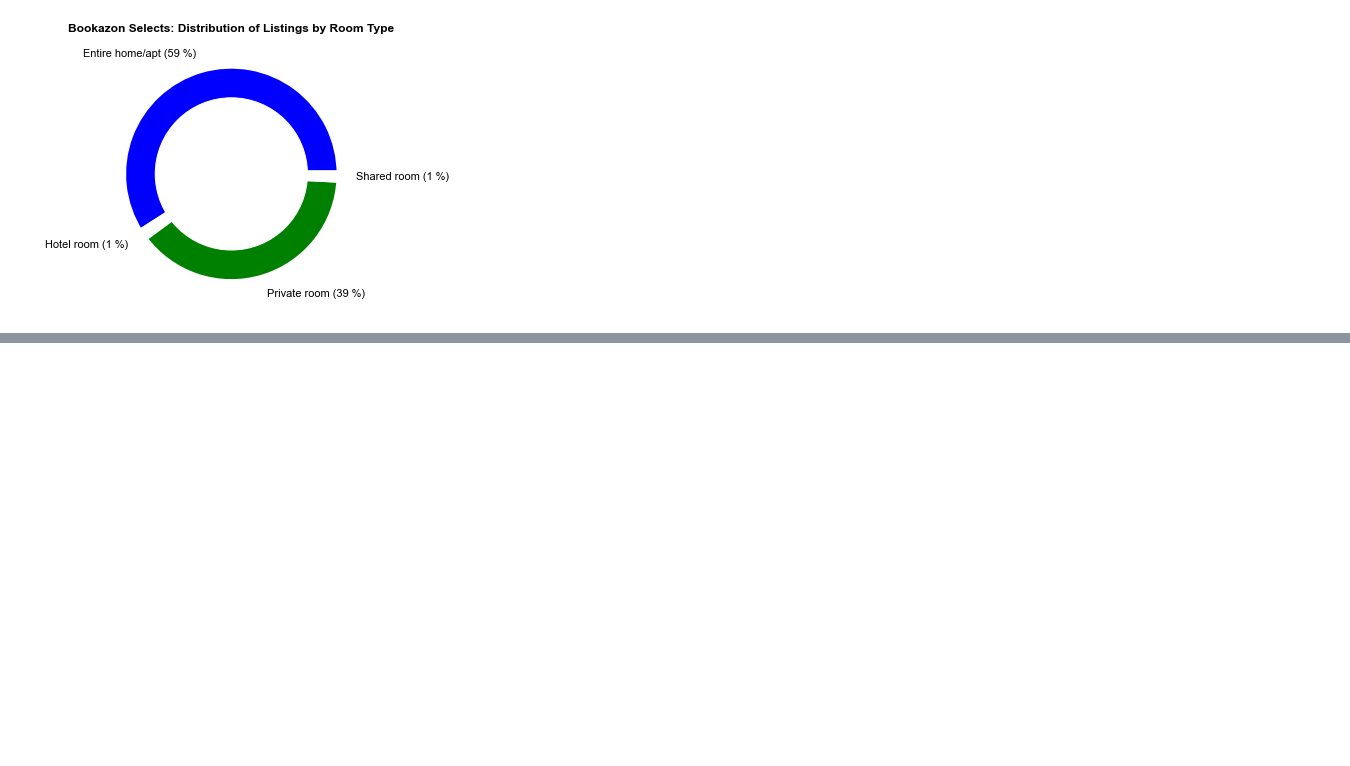
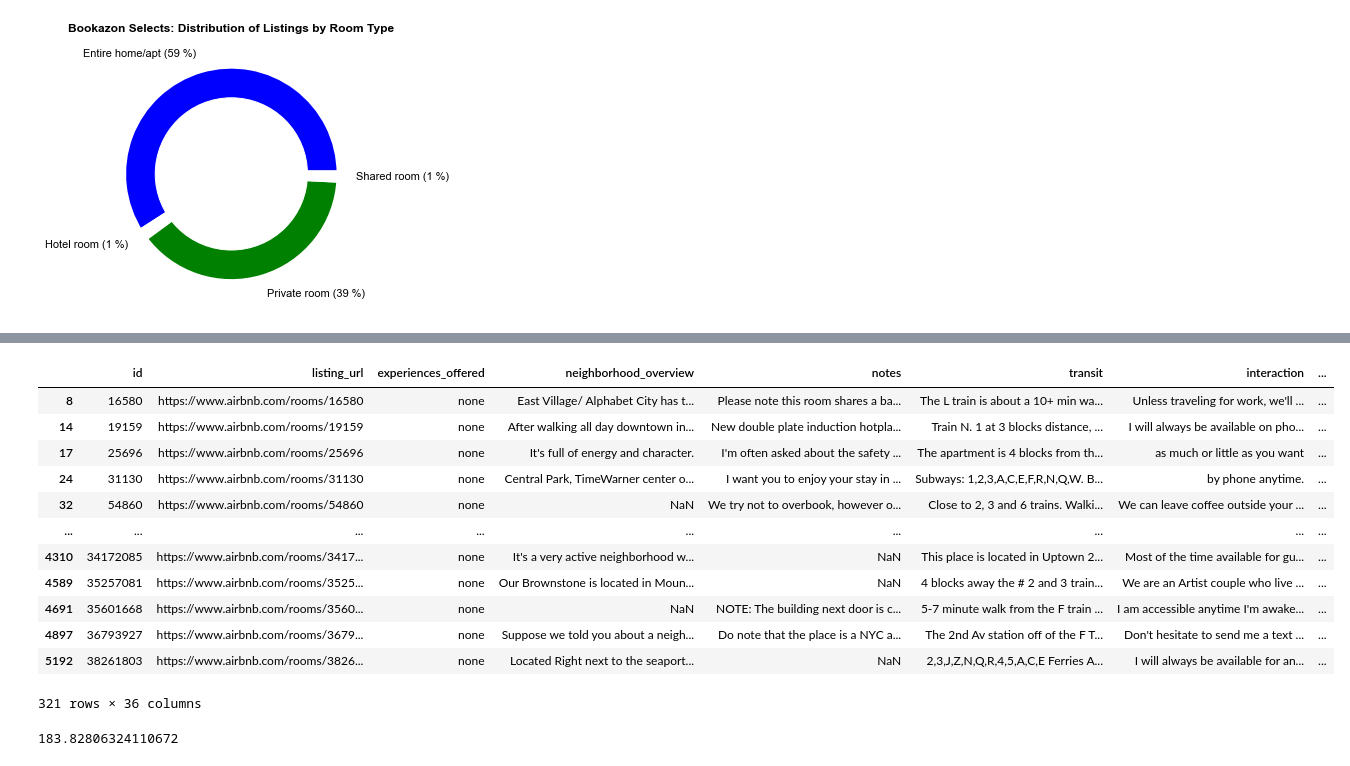
Before and after one commit to jon-ayala/JONATHANAYALA-CAPSTONE2, a Jupyter notebook: nyc-airbnb.ipynb, the cells around one changed output, grey strips where cells are left out. Cells and saved outputs as stored; diff of their text form; code cells hidden in the pictures; blank space fills up the shorter version.

```diff
--- a/nyc-airbnb.ipynb
+++ b/nyc-airbnb.ipynb
@@ -1182,0 +1209,16 @@ plt.show()
+# %%
+manhattan_prime.loc[manhattan_prime['price'] <= mn]
+# %% [output]
+|  | id | listing_url | experiences_offered | neighborhood_overview | notes | transit | interaction | ... |
+| 8 | 16580 | https://www.airbnb.com/rooms/16580 | none | East Village/ Alphabet City has t... | Please note this room shares a ba... | The L train is about a 10+ min wa... | Unless traveling for work, we'll ... | ... |
+| 14 | 19159 | https://www.airbnb.com/rooms/19159 | none | After walking all day downtown in... | New double plate induction hotpla... | Train N. 1 at 3 blocks distance, ... | I will always be available on pho... | ... |
+| 17 | 25696 | https://www.airbnb.com/rooms/25696 | none | It's full of energy and character. | I'm often asked about the safety ... | The apartment is 4 blocks from th... | as much or little as you want | ... |
+| 24 | 31130 | https://www.airbnb.com/rooms/31130 | none | Central Park, TimeWarner center o... | I want you to enjoy your stay in ... | Subways: 1,2,3,A,C,E,F,R,N,Q,W. B... | by phone anytime. | ... |
+| 32 | 54860 | https://www.airbnb.com/rooms/54860 | none | NaN | We try not to overbook, however o... | Close to 2, 3 and 6 trains. Walki... | We can leave coffee outside your ... | ... |
+| ... | ... | ... | ... | ... | ... | ... | ... | ... |
+| 4310 | 34172085 | https://www.airbnb.com/rooms/3417... | none | It's a very active neighborhood w... | NaN | This place is located in Uptown 2... | Most of the time available for gu... | ... |
+| 4589 | 35257081 | https://www.airbnb.com/rooms/3525... | none | Our Brownstone is located in Moun... | NaN | 4 blocks away the # 2 and 3 train... | We are an Artist couple who live ... | ... |
+| 4691 | 35601668 | https://www.airbnb.com/rooms/3560... | none | NaN | NOTE: The building next door is c... | 5-7 minute walk from the F train ... | I am accessible anytime I'm awake... | ... |
+| 4897 | 36793927 | https://www.airbnb.com/rooms/3679... | none | Suppose we told you about a neigh... | Do note that the place is a NYC a... | The 2nd Av station off of the F T... | Don't hesitate to send me a text ... | ... |
+| 5192 | 38261803 | https://www.airbnb.com/rooms/3826... | none | Located Right next to the seaport... | NaN | 2,3,J,Z,N,Q,R,4,5,A,C,E Ferries A... | I will always be available for an... | ... |
+321 rows × 36 columns
@@ -1182,0 +1230,4 @@ plt.show()
+# %%
+mn
+# %% [output]
+183.82806324110672
```
Also changed, not shown: parts of 6 cells of this notebook, 6 other files.
